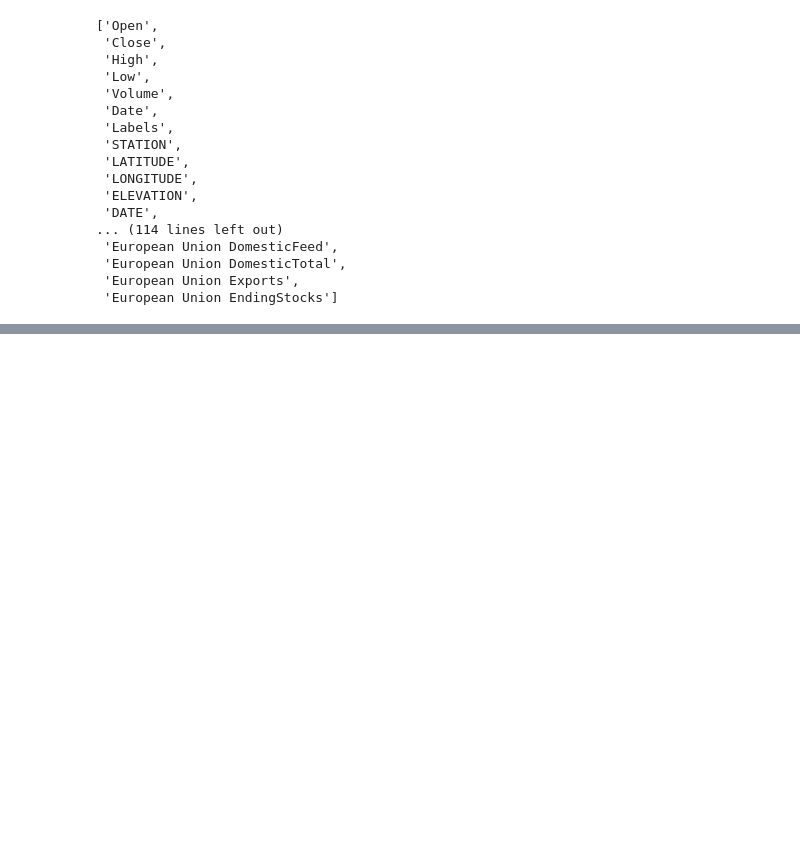
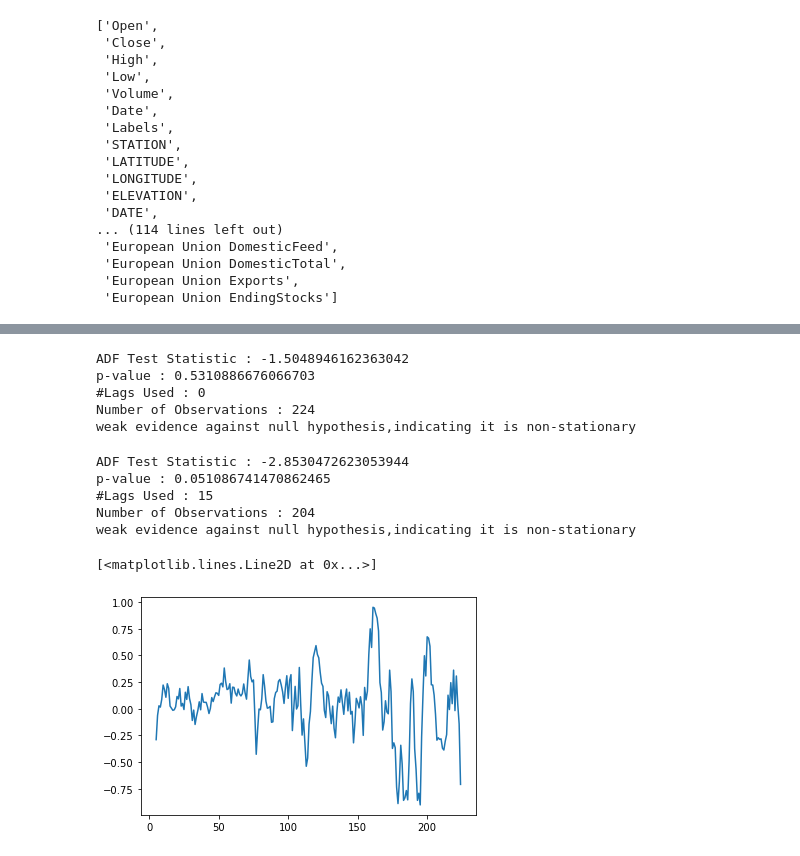
Before and after one commit to evanlipton/EENG439_CornPredictions, a Jupyter notebook: Data_Cleaning.ipynb, the cells around one changed output, grey strips where cells are left out. Cells and saved outputs as stored; diff of their text form; code cells hidden in the pictures; blank space fills up the shorter version.

```diff
--- a/Data_Cleaning.ipynb
+++ b/Data_Cleaning.ipynb
@@ -254,13 +255,13 @@ See the caveats in the documentation: https://pandas.pydata.org/pandas-docs/stab
 | 3983 | 2018-04-06 | 0.807045 | 0.991820 | 1.244795 | 0.827600 | 1.732182 | 0.613622 | 1.803674 | ... |
 3984 rows × 113 columns
 # %%
-corn_year_dict = {}
+#corn_year_dict = {}
 
-for year in price_years:
-    corn_year_dict[year] = pd.DataFrame(columns = corn_prices.columns)
-    for i in range(len(corn_prices)):
-        if corn_prices['dates'][i].year == year:
-            corn_year_dict[year] = corn_year_dict[year].append(corn_prices.iloc[i,:])
-
-    plt.plot(corn_year_dict[year]['dates'], corn_year_dict[year]['Close'])
-    plt.show()
+#for year in price_years:
+#    corn_year_dict[year] = pd.DataFrame(columns = corn_prices.columns)
+##    for i in range(len(corn_prices)):
+ #       if corn_prices['dates'][i].year == year:
+ #           corn_year_dict[year] = corn_year_dict[year].append(corn_prices.iloc[i,:])
+ #
+ #   plt.plot(corn_year_dict[year]['dates'], corn_year_dict[year]['Close'])
+ #   plt.show()
@@ -273,8 +267,0 @@ for year in price_years:
-# %%
-corn_prices_new['Date'] = pd.to_datetime(corn_prices_new['Date'])
-
-price_years_new = []
-for i in range(len(corn_prices_new['Date'])):
-    price_years_new.append(corn_prices_new['Date'][i].year)
-
-price_years_new = np.unique(price_years_new)
@@ -285,0 +276,7 @@ array([2007, 2008, 2009, 2010, 2011, 2012, 2013, 2014, 2015, 2016, 2017,
+# %%
+weather['Date'] = pd.to_datetime(weather['DATE'])
+weather_subset = weather[weather['STATION'] == 'USW00014933']
+
+full_data = corn_prices_new.merge(weather_subset, how = 'left', on = 'Date' )
+full_data = full_data.merge(normalized_monthly_corn_data, how = 'left', on = 'Date' )
+full_data
@@ -404,0 +538,35 @@ list(corn_year_dict_new[2008].columns)
+# %%
+def adfuller_test(sales):
+    result=adfuller(sales)
+    labels = ['ADF Test Statistic','p-value','#Lags Used','Number of Observations']
+    for value,label in zip(result,labels):
+        print(label+' : '+str(value) )
+
+    if result[1] <= 0.05:
+        print("strong evidence against the null hypothesis(Ho), reject the null hypothesis. Data is stationary")
+    else:
+        print("weak evidence against null hypothesis,indicating it is non-stationary ")
+
+adfuller_test(corn_year_dict_new[2008]['Close'])
+# %% [output]
+ADF Test Statistic : -1.5048946162363042
+p-value : 0.5310886676066703
+#Lags Used : 0
+Number of Observations : 224
+weak evidence against null hypothesis,indicating it is non-stationary
+# %%
+first_diff = corn_year_dict_new[2008]['Close'] - corn_year_dict_new[2008]['Close'].shift(5)
+first_diff = first_diff[5:]
+# %%
+adfuller_test(first_diff)
+# %% [output]
+ADF Test Statistic : -2.8530472623053944
+p-value : 0.051086741470862465
+#Lags Used : 15
+Number of Observations : 204
+weak evidence against null hypothesis,indicating it is non-stationary
+# %%
+plt.plot(first_diff)
+# %% [output]
+[<matplotlib.lines.Line2D at 0x...>]
+[figure, added]
```
Also changed, not shown: parts of 29 cells of this notebook, 3 other files.
